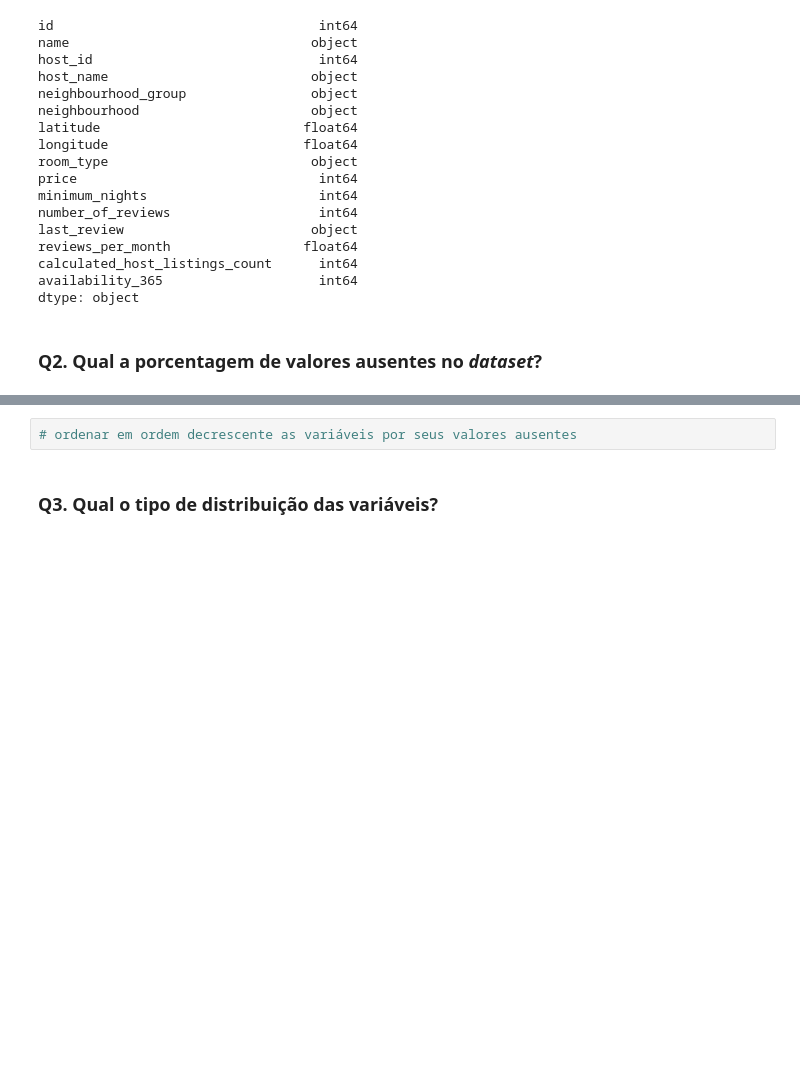
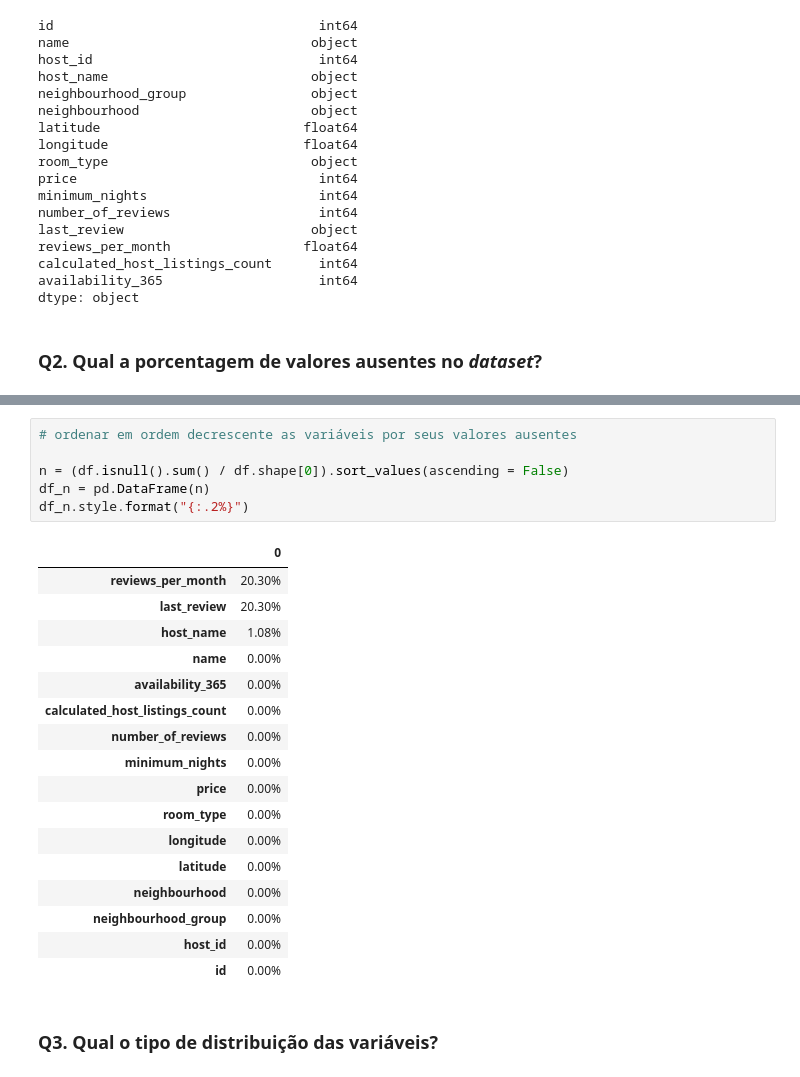
Before and after one commit to eliasfeitoza/Curso-Data-Science-na-Pratica, a Jupyter notebook: Analisando_os_Dados_do_Airbnb.ipynb, the cells around one changed output, grey strips where cells are left out. Drawn from its saved outputs; the diff is of its cells as text; blank space fills up the shorter version.

```diff
--- a/Analisando_os_Dados_do_Airbnb.ipynb
+++ b/Analisando_os_Dados_do_Airbnb.ipynb
@@ -114,4 +124,26 @@ dtype: object
 # %%
 # ordenar em ordem decrescente as variáveis por seus valores ausentes
+
+n = (df.isnull().sum() / df.shape[0]).sort_values(ascending = False)
+df_n = pd.DataFrame(n)
+df_n.style.format("{:.2%}")
+# %% [output]
+|  | 0 |
+| reviews_per_month | 20.30% |
+| last_review | 20.30% |
+| host_name | 1.08% |
+| name | 0.00% |
+| availability_365 | 0.00% |
+| calculated_host_listings_count | 0.00% |
+| number_of_reviews | 0.00% |
+| minimum_nights | 0.00% |
+| price | 0.00% |
+| room_type | 0.00% |
+| longitude | 0.00% |
+| latitude | 0.00% |
+| neighbourhood | 0.00% |
+| neighbourhood_group | 0.00% |
+| host_id | 0.00% |
+| id | 0.00% |
 # %% [markdown]
 ### **Q3. Qual o tipo de distribuição das variáveis?**
```
Also changed, not shown: parts of 4 cells of this notebook.
